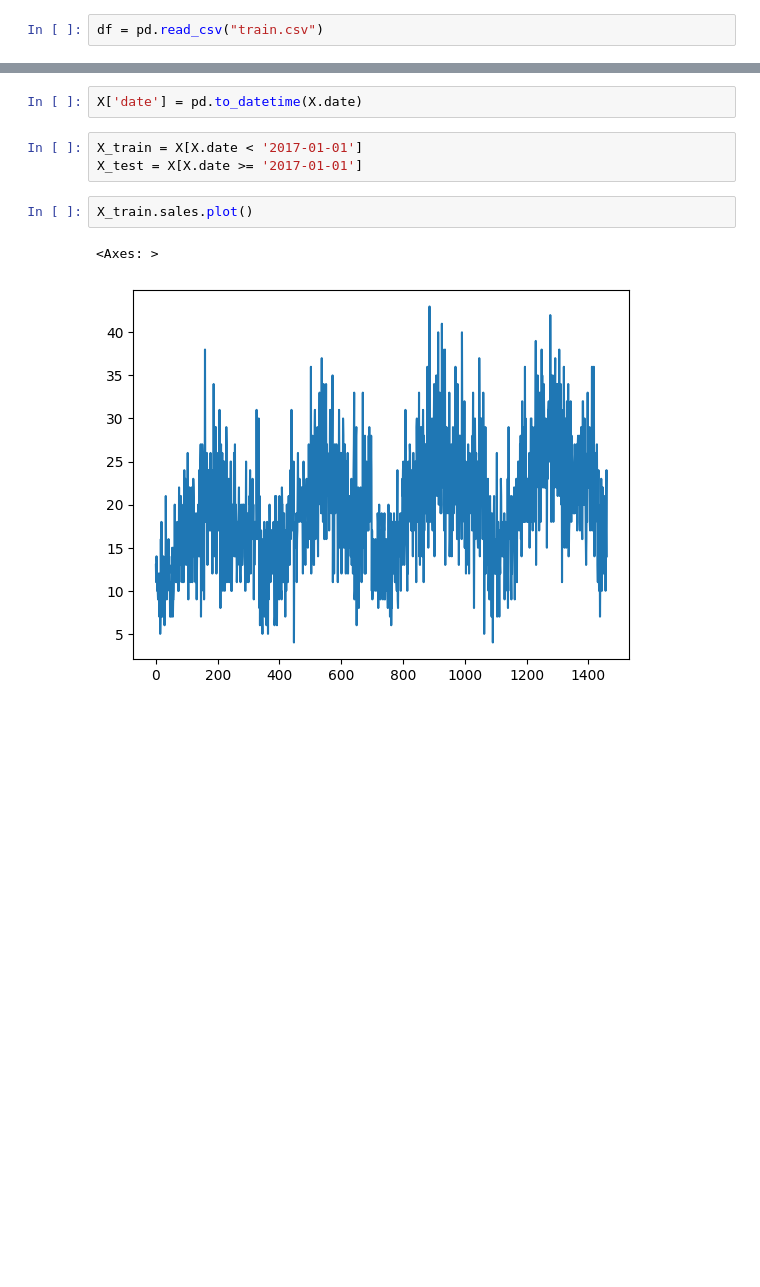
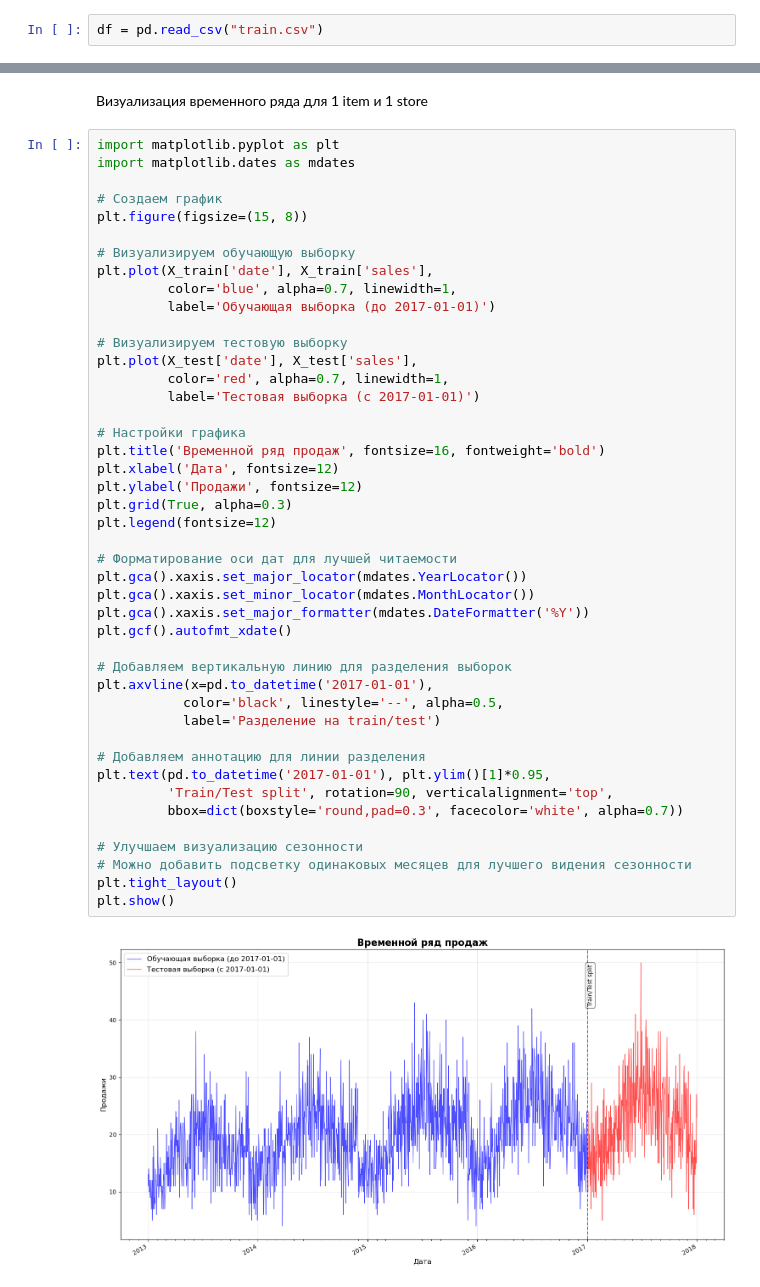
Before and after one commit to ssshhhiiissshhh/MMAD, a Jupyter notebook: lab6/lab6.ipynb, the cells around one changed output, grey strips where cells are left out. Drawn from its saved outputs; the diff is of its cells as text; blank space fills up the shorter version.

```diff
--- a/lab6/lab6.ipynb
+++ b/lab6/lab6.ipynb
@@ -41,10 +14,48 @@ X = df[(df['item'] == 1) & (df['store'] == 1)][['date', 'sales']]
-# %%
-X['date'] = pd.to_datetime(X.date)
-# %%
-X_train = X[X.date < '2017-01-01']
-X_test = X[X.date >= '2017-01-01']
-# %%
-X_train.sales.plot()
-# %% [output]
-<Axes: >
-[figure, removed]
+# %% [markdown]
+Визуализация временного ряда для 1 item и 1 store
+# %%
+import matplotlib.pyplot as plt
+import matplotlib.dates as mdates
+
+# Создаем график
+plt.figure(figsize=(15, 8))
+
+# Визуализируем обучающую выборку
+plt.plot(X_train['date'], X_train['sales'],
+         color='blue', alpha=0.7, linewidth=1,
+         label='Обучающая выборка (до 2017-01-01)')
+
+# Визуализируем тестовую выборку
+plt.plot(X_test['date'], X_test['sales'],
+         color='red', alpha=0.7, linewidth=1,
+         label='Тестовая выборка (с 2017-01-01)')
+
+# Настройки графика
+plt.title('Временной ряд продаж', fontsize=16, fontweight='bold')
+plt.xlabel('Дата', fontsize=12)
+plt.ylabel('Продажи', fontsize=12)
+plt.grid(True, alpha=0.3)
+plt.legend(fontsize=12)
+
+# Форматирование оси дат для лучшей читаемости
+plt.gca().xaxis.set_major_locator(mdates.YearLocator())
+plt.gca().xaxis.set_minor_locator(mdates.MonthLocator())
+plt.gca().xaxis.set_major_formatter(mdates.DateFormatter('%Y'))
+plt.gcf().autofmt_xdate()
+
+# Добавляем вертикальную линию для разделения выборок
+plt.axvline(x=pd.to_datetime('2017-01-01'),
+           color='black', linestyle='--', alpha=0.5,
+           label='Разделение на train/test')
+
+# Добавляем аннотацию для линии разделения
+plt.text(pd.to_datetime('2017-01-01'), plt.ylim()[1]*0.95,
+         'Train/Test split', rotation=90, verticalalignment='top',
+         bbox=dict(boxstyle='round,pad=0.3', facecolor='white', alpha=0.7))
+
+# Улучшаем визуализацию сезонности
+# Можно добавить подсветку одинаковых месяцев для лучшего видения сезонности
+plt.tight_layout()
+plt.show()
+# %% [output]
+[figure, added]
```
Also changed, not shown: parts of 20 cells of this notebook, 6 other files.
